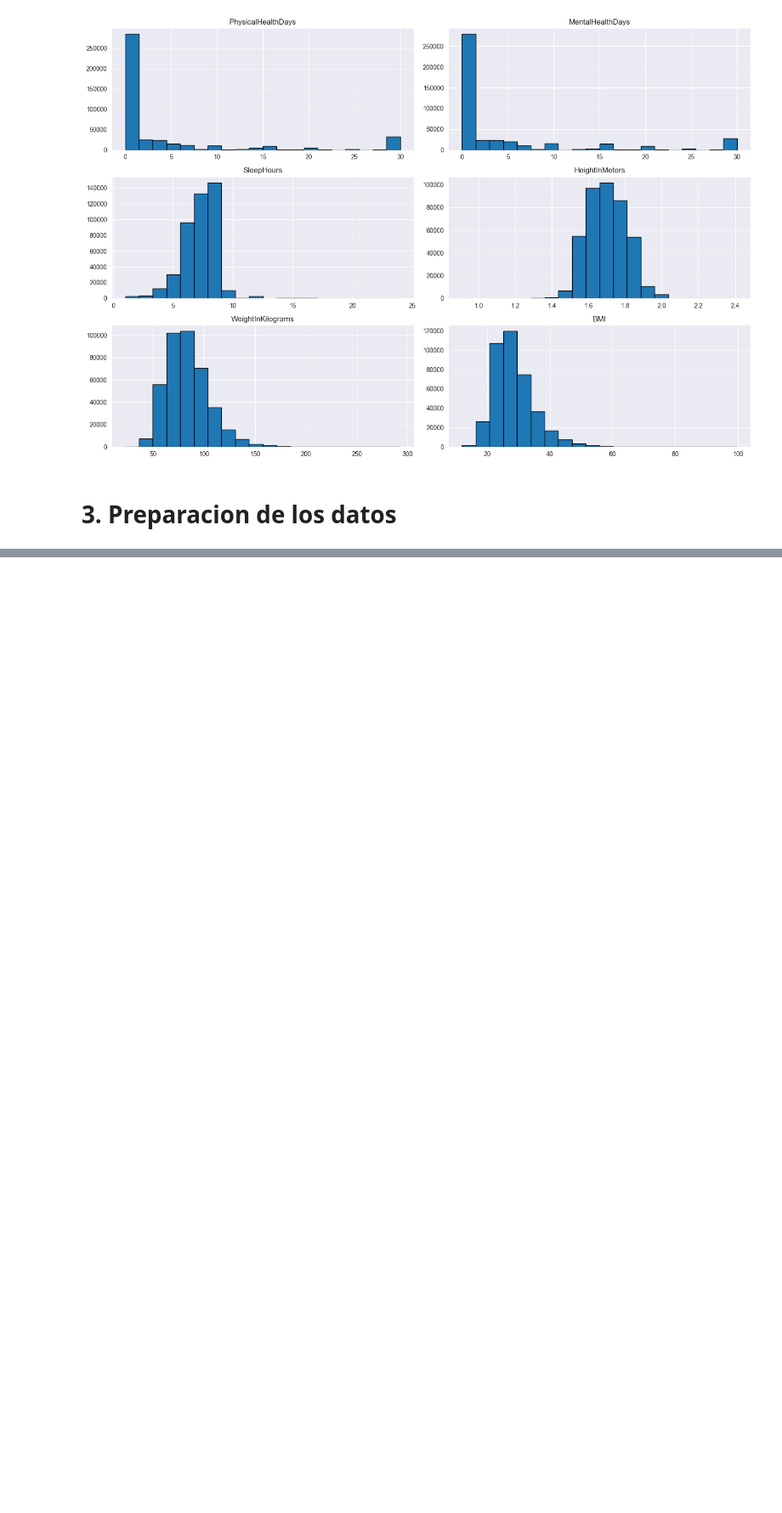
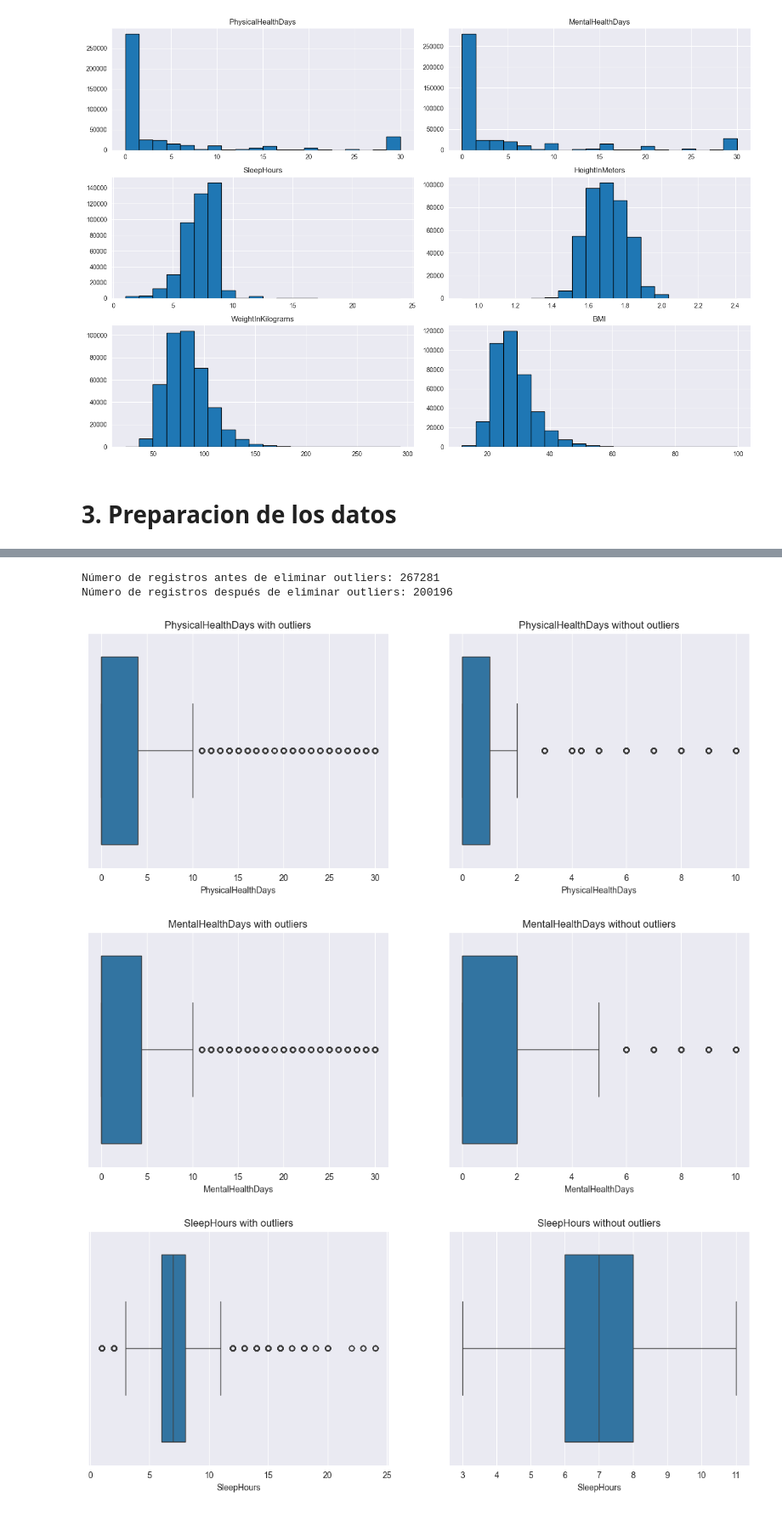
Before and after one commit to MrPepePollo/TF_MetodologiaDS, a Jupyter notebook: TF.ipynb, the cells around one changed output, grey strips where cells are left out. Shown: that part at 85% size. Drawn from its saved outputs; the diff is of its cells as text; code cells hidden in the pictures; blank space fills up the shorter version.

```diff
--- a/TF.ipynb
+++ b/TF.ipynb
@@ -6,7 +22,7 @@ import seaborn as sns
 # %% [markdown]
 # 1. Cargar el dataset
 # %%
-df = pd.read_csv('heart_2022_with_nans.csv', sep = ',')
+df = pd.read_csv('heart_2022.csv', sep =',')
 df
 # %% [output]
 |  | State | Sex | GeneralHealth | PhysicalHealthDays | MentalHealthDays | LastCheckupTime | ... |
@@ -69,0 +107,13 @@ plt.show()
+# %%
+# Llenar valores nulos solo en las columnas numéricas con la media
+df[numeric_columns] = df[numeric_columns].apply(lambda x: x.fillna(x.mean()), axis=0)
+
+# Eliminar filas con valores nulos en columnas categóricas
+categorical_columns = df.select_dtypes(include=['object']).columns
+df_cleaned = df.dropna(subset=categorical_columns)
+
+# Verificar si quedan valores nulos en el dataset limpio
+null_values_cleaned = df_cleaned.isnull().sum()
+
+# Mostrar las primeras filas del nuevo dataset
+df_cleaned.head()
@@ -69,0 +174,60 @@ plt.show()
+# %%
+numeric_vars = [
+    'PhysicalHealthDays', 'MentalHealthDays', 'SleepHours',
+    'HeightInMeters', 'WeightInKilograms', 'BMI'
+]
+
+# Calcular los límites IQR
+limits = {}
+for var in numeric_vars:
+    Q1 = df_cleaned[var].quantile(0.25)
+    Q3 = df_cleaned[var].quantile(0.75)
+    IQR = Q3 - Q1
+    Lower_Limit = Q1 - 1.5 * IQR
+    Upper_Limit = Q3 + 1.5 * IQR
+    limits[var] = {'Lower_Limit': Lower_Limit, 'Upper_Limit': Upper_Limit}
+
+# Filtrar datos para eliminar outliers
+df_no_outliers = df_cleaned.copy()
+for var in numeric_vars:
+    Lower_Limit = limits[var]['Lower_Limit']
+    Upper_Limit = limits[var]['Upper_Limit']
+    df_no_outliers = df_no_outliers[
+        (df_no_outliers[var] >= Lower_Limit) & (df_no_outliers[var] <= Upper_Limit)
+    ]
+
+# Aplicar límites médicos
+height_min = 1.2
+height_max = 2.2
+weight_min = 30
+weight_max = 200
+bmi_min = 15
+bmi_max = 50
+
+df_no_outliers = df_no_outliers[
+    (df_no_outliers['HeightInMeters'] >= height_min) & (df_no_outliers['HeightInMeters'] <= height_max) &
+    (df_no_outliers['WeightInKilograms'] >= weight_min) & (df_no_outliers['WeightInKilograms'] <= weight_max) &
+    (df_no_outliers['BMI'] >= bmi_min) & (df_no_outliers['BMI'] <= bmi_max)
+]
+
+print(f"Número de registros antes de eliminar outliers: {df_cleaned.shape[0]}")
+print(f"Número de registros después de eliminar outliers: {df_no_outliers.shape[0]}")
+# %% [output]
+Número de registros antes de eliminar outliers: 267281
+Número de registros después de eliminar outliers: 200196
+# %%
+# Visualizar distribuciones
+for var in numeric_vars:
+    fig, axes = plt.subplots(1, 2, figsize=(14, 5))
+
+    sns.boxplot(data=df_cleaned, x=var, ax=axes[0])
+    axes[0].set_title(f'{var} with outliers')
+
+    sns.boxplot(data=df_no_outliers, x=var, ax=axes[1])
+    axes[1].set_title(f'{var} without outliers')
+
+    plt.show()
+# %% [output]
+[figure, added]
+[figure, added]
+[figure, added]
```
Also changed, not shown: parts of 23 cells of this notebook, 5 other files.
